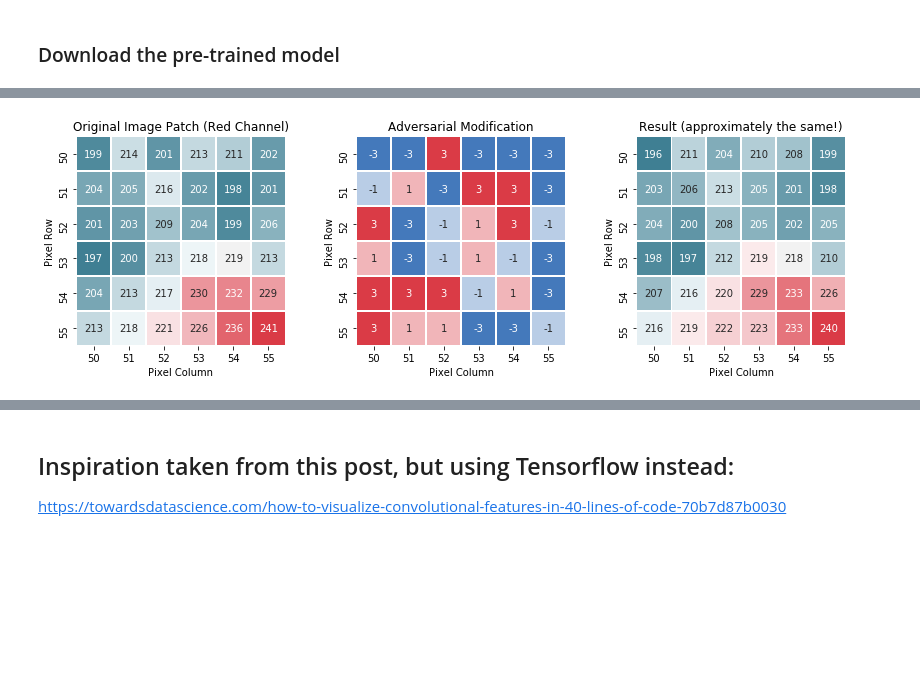
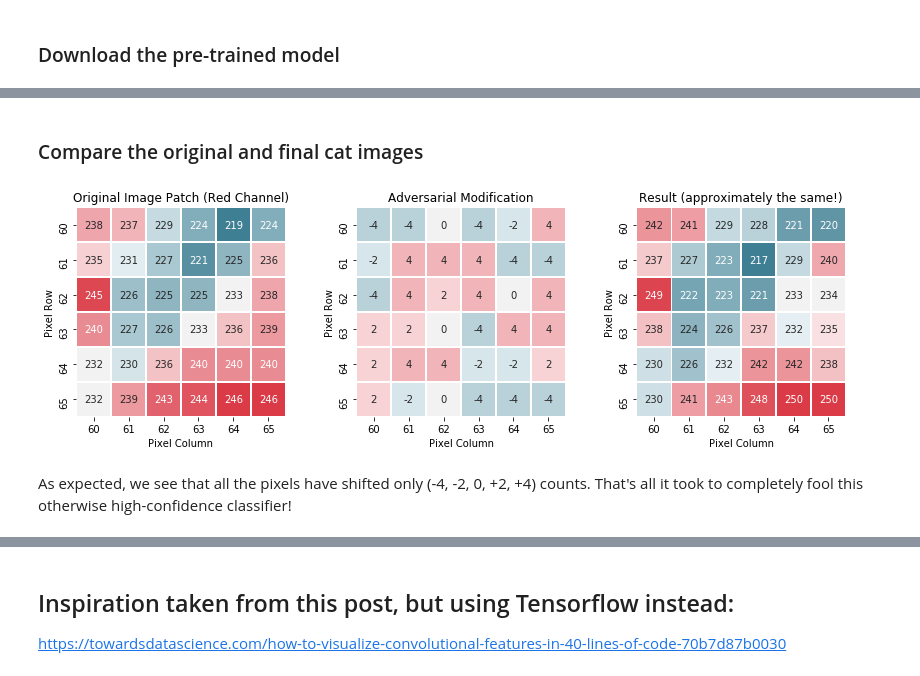
Before and after one commit to etotheipi/toptal_tensorflow_blog_post, a Jupyter notebook: adversarial_example/adversarial_cats_dogs.ipynb, the cells around one changed output, grey strips where cells are left out. Cells and saved outputs as stored; diff of their text form; code cells hidden in the pictures; blank space fills up the shorter version.

```diff
--- a/adversarial_example/adversarial_cats_dogs.ipynb
+++ b/adversarial_example/adversarial_cats_dogs.ipynb
@@ -147,10 +161,11 @@ def get_eval_str(model, img3d):
 # %%
-resz_imgs = dict([(fn, tf.image.resize(img, size=IMAGE_SIZE)) for fn,img in sample_imgs.items()])
+resz_imgs = dict([(fn, tf.image.resize(img, size=IMG_SIZE_2D)) for fn,img in sample_imgs.items()])
 
 fig, axs = plt.subplots(1,5,figsize=(18,6))
 i = 0
 for fn,img in resz_imgs.items():
     axs[i].imshow(img)
-    axs[i].set_title(fn)
+    disp_str = get_eval_str(model, img)
+    axs[i].set_title(disp_str)
     i += 1
 # %% [output]
@@ -158,5 +172,0 @@ for fn,img in resz_imgs.items():
-# %%
-victim_img = resz_imgs['./test1/10.jpg']
-predict_str = get_eval_str(model, victim_img)
-plt.imshow(victim_img)
-_ = plt.title(predict_str)
@@ -212,0 +227,3 @@ adv_img = adversarial_modify(resz_imgs['./test1/1000.jpg'], to_dog=False)
+# %%
+original_cat = resz_imgs['./sample_imgs/img_1.jpg']
+victim_cat = adversarial_modify(original_cat, to_dog=True)
@@ -213,20 +240,25 @@ adv_img = adversarial_modify(resz_imgs['./test1/1000.jpg'], to_dog=False)
 # %%
-def display_patch(img, title, xyhw=(50,50,6,6), ax=None, cmap=None):
+def display_patch(img, title, xyhw=(60,60,6,6), ax=None, disp_type='img'):
     if ax is None:
         _,ax = plt.subplots(figsize=(4,4))
-    x,y,h,w = xyhw
 
     # Take a spatial patch, and just the RED channel (0)
+    x,y,h,w = xyhw
     disp_img = tf.cast(256.0 * img[x:x+h, y:y+h, 0], dtype='int32')
+    cmap = sns.diverging_palette(220, 10,  as_cmap=True)
 
-    sns.heatmap(disp_img, annot=True, ax=ax, linewidths=0.5, cbar=False, fmt='d', cmap=cmap)
+    heatmap_kwargs = {'annot': True, 'ax': ax, 'linewidths': 0.5, 'cbar': False, 'fmt': 'd', 'cmap': cmap}
+
+    # Adjust color scale for diff images to avoid over-emphasizing colors
+    if disp_type == 'diff':
+        heatmap_kwargs['vmin'] = -12
+        heatmap_kwargs['vmax'] =  12
+
+    sns.heatmap(disp_img, **heatmap_kwargs)
+
     ax.set_xticklabels([f'{r}' for r in range(x, x+h)])
     ax.set_yticklabels([f'{c}' for c in range(y, y+h)])
     ax.set_xlabel('Pixel Column')
     ax.set_ylabel('Pixel Row')
-    #ax.xaxis.set_ticks_position('top')
-    #ax.xaxis.set_label_position('top')
     ax.set_title(title)
     ax.set_aspect(1.0)
-
-display_patch(victim_img, 'Sample Image Patch')
@@ -235,14 +265,18 @@ display_patch(victim_img, 'Sample Image Patch')
+# %% [markdown]
+### Compare the original and final cat images
 # %%
-diff_img = victim_img - orig_victim_img
-img_cmap = sns.diverging_palette(220, 10,  as_cmap=True)
-diff_cmap = sns.diverging_palette(250, 10, as_cmap=True)
+diff_img = original_cat - victim_cat
+
+# These palettes help
 fig,axs = plt.subplots(1,3, figsize=(12,6))
-display_patch(orig_victim_img, 'Original Image Patch (Red Channel)', cmap=img_cmap, ax=axs[0])
-display_patch(diff_img, 'Adversarial Modification', cmap=diff_cmap, ax=axs[1])
-display_patch(victim_img, 'Result (approximately the same!)', cmap=img_cmap, ax=axs[2])
+display_patch(original_cat, 'Original Image Patch (Red Channel)', ax=axs[0])
+display_patch(diff_img, 'Adversarial Modification', ax=axs[1], disp_type='diff')
+display_patch(victim_cat, 'Result (approximately the same!)', ax=axs[2])
 plt.tight_layout(3)
 # %% [output]
-[figure, old version]
+[figure, new version]
+# %% [markdown]
+As expected, we see that all the pixels have shifted only (-4, -2, 0, +2, +4) counts.  That's all it took to completely fool this otherwise high-confidence classifier!
 # %%
 # The model uses
 for idx,layer in enumerate(model.layers):
```
Also changed, not shown: parts of 33 cells of this notebook, 10 other files.
